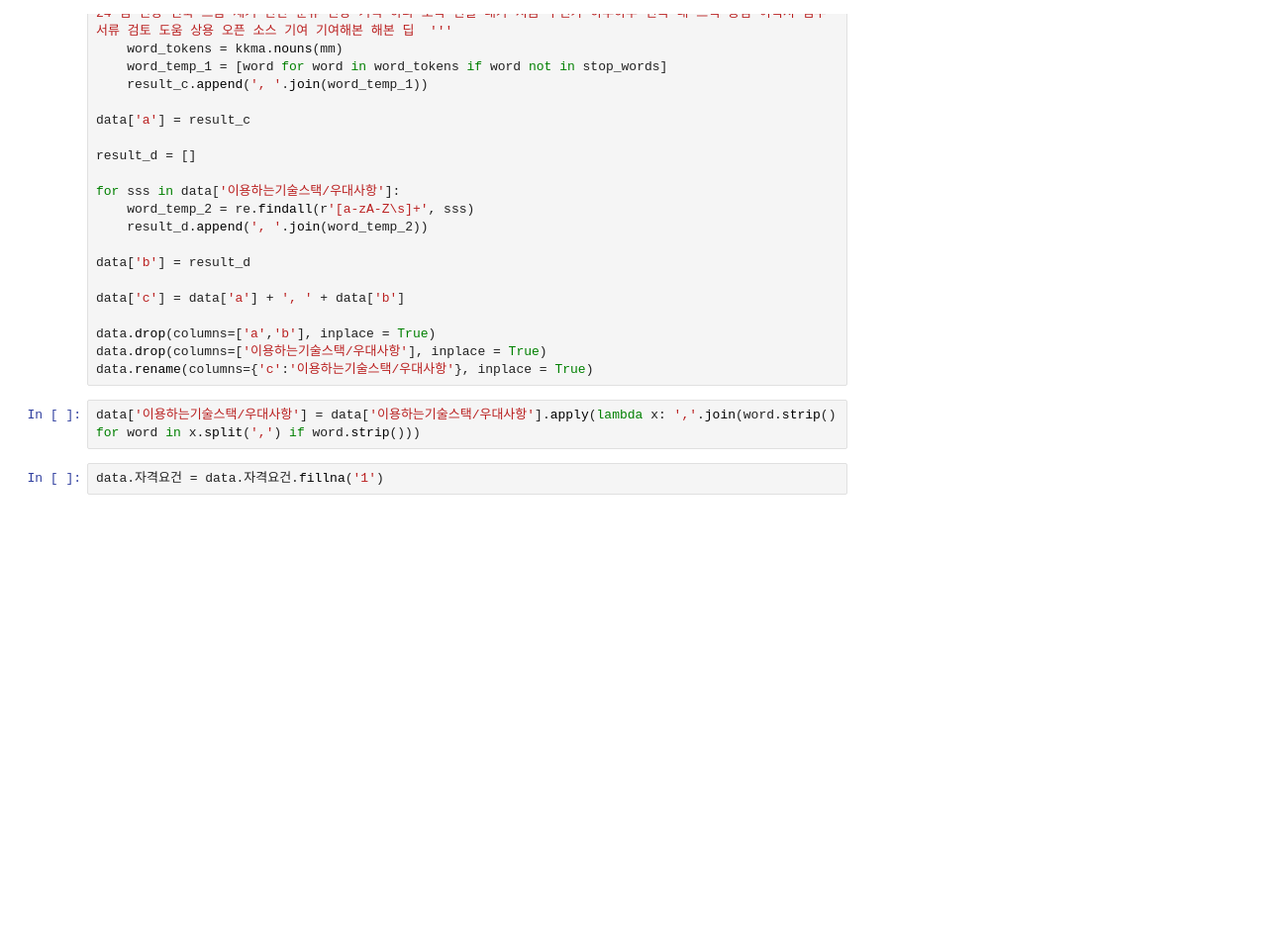
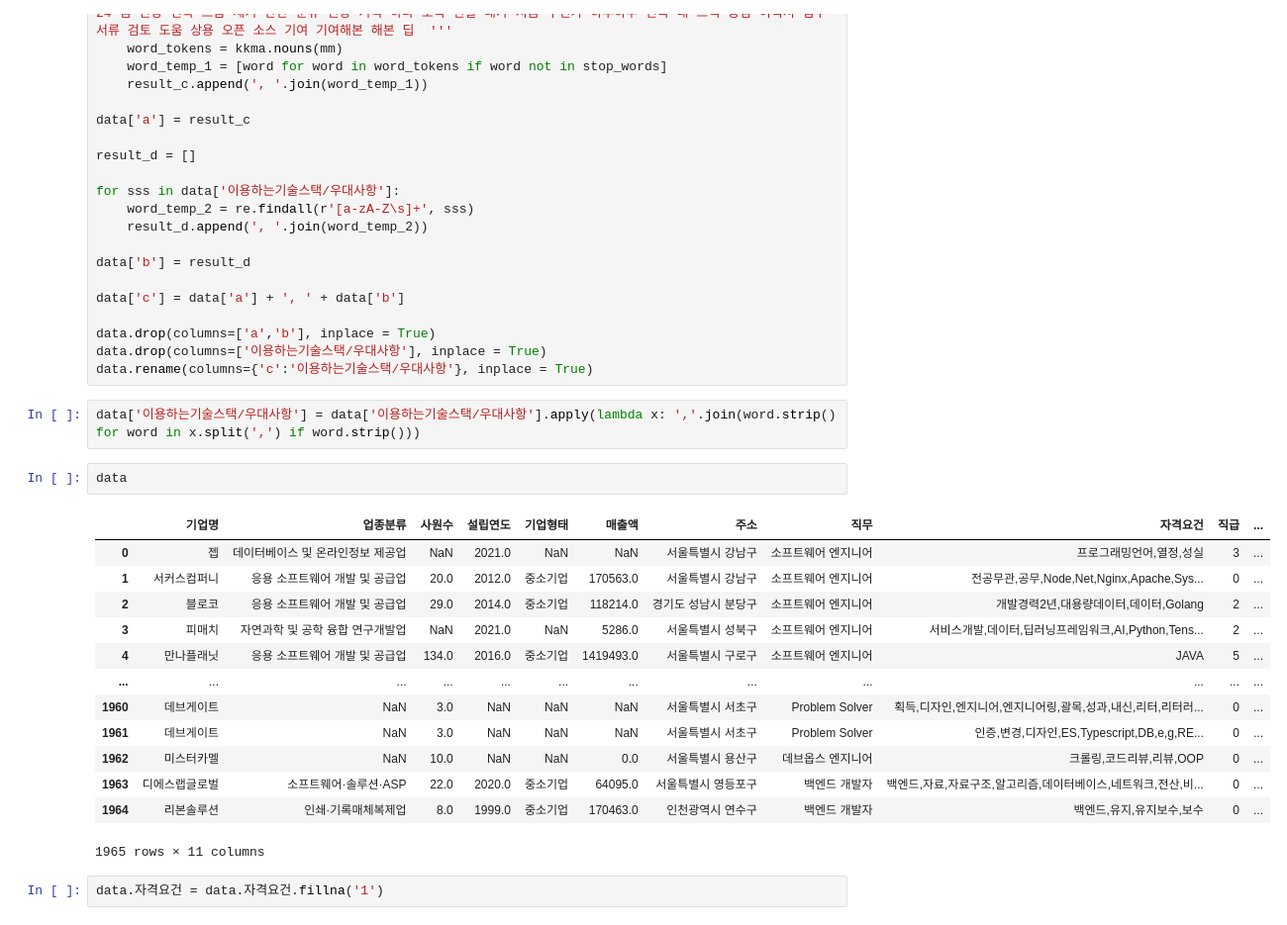
Before and after one commit to Pepi10/b7_Crawling, a Jupyter notebook: 김재경/New_project.ipynb, the cells around one changed output. Shown: that part at 99% size. Saved outputs shown, nothing was run; the diff lists cells and outputs as text; blank space fills up the shorter version.

```diff
--- a/김재경/New_project.ipynb
+++ b/김재경/New_project.ipynb
@@ -195,5 +195,21 @@ data.drop(columns=['이용하는기술스택/우대사항'], inplace = True)
 data.rename(columns={'c':'이용하는기술스택/우대사항'}, inplace = True)
 # %%
 data['이용하는기술스택/우대사항'] = data['이용하는기술스택/우대사항'].apply(lambda x: ','.join(word.strip() for word in x.split(',') if word.strip()))
+# %%
+data
+# %% [output]
+|  | 기업명 | 업종분류 | 사원수 | 설립연도 | 기업형태 | 매출액 | 주소 | 직무 | 자격요건 | 직급 | ... |
+| 0 | 젭 | 데이터베이스 및 온라인정보 제공업 | NaN | 2021.0 | NaN | NaN | 서울특별시 강남구 | 소프트웨어 엔지니어 | 프로그래밍언어,열정,성실 | 3 | ... |
+| 1 | 서커스컴퍼니 | 응용 소프트웨어 개발 및 공급업 | 20.0 | 2012.0 | 중소기업 | 170563.0 | 서울특별시 강남구 | 소프트웨어 엔지니어 | 전공무관,공무,Node,Net,Nginx,Apache,Sys... | 0 | ... |
+| 2 | 블로코 | 응용 소프트웨어 개발 및 공급업 | 29.0 | 2014.0 | 중소기업 | 118214.0 | 경기도 성남시 분당구 | 소프트웨어 엔지니어 | 개발경력2년,대용량데이터,데이터,Golang | 2 | ... |
+| 3 | 피매치 | 자연과학 및 공학 융합 연구개발업 | NaN | 2021.0 | NaN | 5286.0 | 서울특별시 성북구 | 소프트웨어 엔지니어 | 서비스개발,데이터,딥러닝프레임워크,AI,Python,Tens... | 2 | ... |
+| 4 | 만나플래닛 | 응용 소프트웨어 개발 및 공급업 | 134.0 | 2016.0 | 중소기업 | 1419493.0 | 서울특별시 구로구 | 소프트웨어 엔지니어 | JAVA | 5 | ... |
+| ... | ... | ... | ... | ... | ... | ... | ... | ... | ... | ... | ... |
+| 1960 | 데브게이트 | NaN | 3.0 | NaN | NaN | NaN | 서울특별시 서초구 | Problem Solver | 획득,디자인,엔지니어,엔지니어링,괄목,성과,내신,리터,리터러... | 0 | ... |
+| 1961 | 데브게이트 | NaN | 3.0 | NaN | NaN | NaN | 서울특별시 서초구 | Problem Solver | 인증,변경,디자인,ES,Typescript,DB,e,g,RE... | 0 | ... |
+| 1962 | 미스터카멜 | NaN | 10.0 | NaN | NaN | 0.0 | 서울특별시 용산구 | 데브옵스 엔지니어 | 크롤링,코드리뷰,리뷰,OOP | 0 | ... |
+| 1963 | 디에스랩글로벌 | 소프트웨어·솔루션·ASP | 22.0 | 2020.0 | 중소기업 | 64095.0 | 서울특별시 영등포구 | 백엔드 개발자 | 백엔드,자료,자료구조,알고리즘,데이터베이스,네트워크,전산,비... | 0 | ... |
+| 1964 | 리본솔루션 | 인쇄·기록매체복제업 | 8.0 | 1999.0 | 중소기업 | 170463.0 | 인천광역시 연수구 | 백엔드 개발자 | 백엔드,유지,유지보수,보수 | 0 | ... |
+1965 rows × 11 columns
 # %%
 data.자격요건 = data.자격요건.fillna('1')
```
Also changed, not shown: parts of 4 cells of this notebook, 1 other file.
